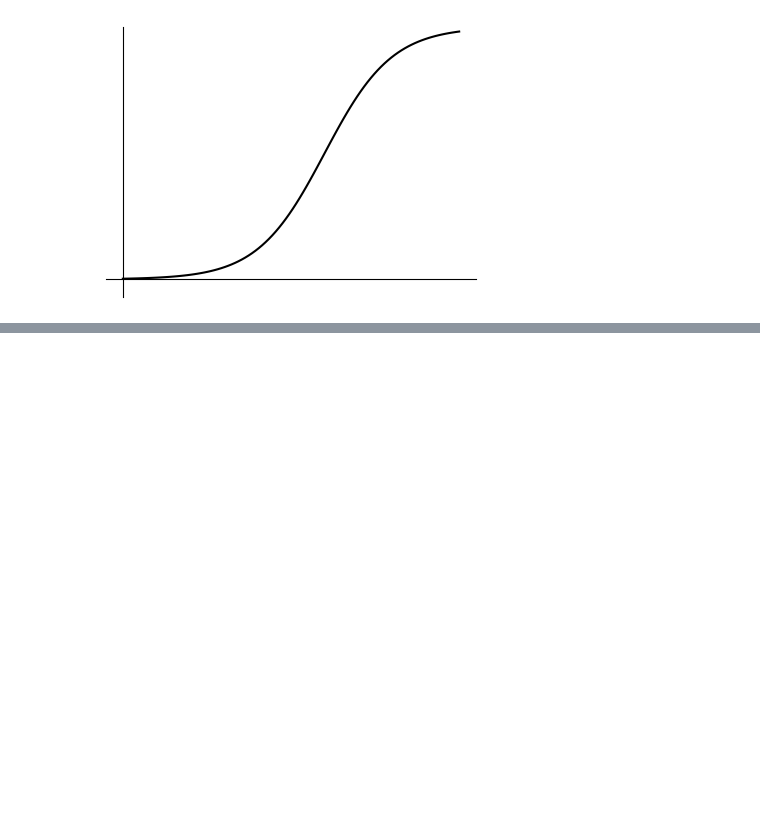
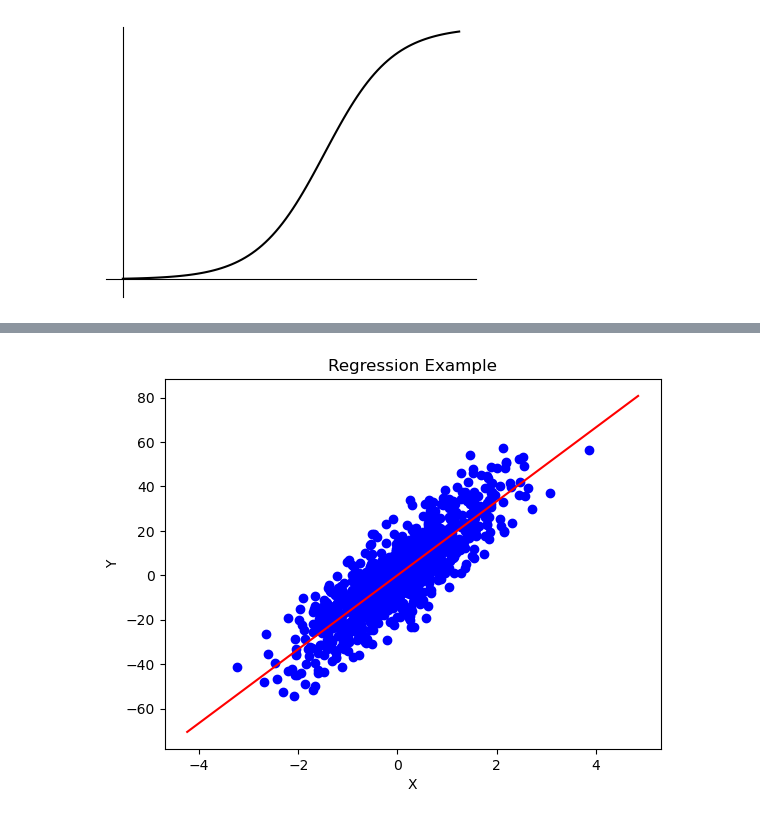
Before and after one commit to christiangoelz/dissertation, a Jupyter notebook: figure_codes/figure1_1.ipynb, the cells around one changed output, grey strips where cells are left out. Cells and saved outputs as stored; diff of their text form; code cells hidden in the pictures; blank space fills up the shorter version.

```diff
--- a/figure_codes/figure1_1.ipynb
+++ b/figure_codes/figure1_1.ipynb
@@ -95,0 +106,32 @@ ax.set_xlim([0.25,1])
+# %%
+import numpy as np
+import matplotlib.pyplot as plt
+from sklearn.datasets import make_regression
+from sklearn.linear_model import LinearRegression
+
+# Generate synthetic data with a linear relationship
+X, y = make_regression(n_samples=1000, n_features=1, noise=10, random_state=42)
+
+# Fit a linear regression model to the data
+model = LinearRegression()
+model.fit(X, y)
+
+# Create a grid of points to plot the regression line
+xmin, xmax = X.min() - 1, X.max() + 1
+xx = np.linspace(xmin, xmax, 100)
+yy = model.predict(xx.reshape(-1, 1))
+
+# Plot the data points and regression line
+fig, ax = plt.subplots()
+ax.scatter(X, y, color='blue')
+ax.plot(xx, yy, color='red')
+
+# Add a title and axis labels
+ax.set_title('Regression Example')
+ax.set_xlabel('X')
+ax.set_ylabel('Y')
+
+# Show the plot
+plt.show()
+# %% [output]
+[figure, added]
```
Also changed, not shown: parts of 5 cells of this notebook, 1 other file.
